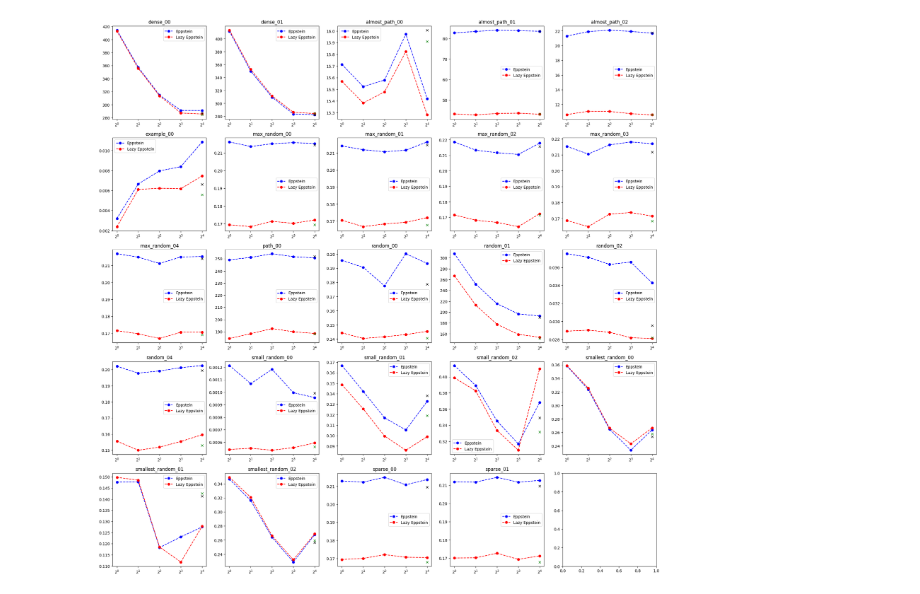
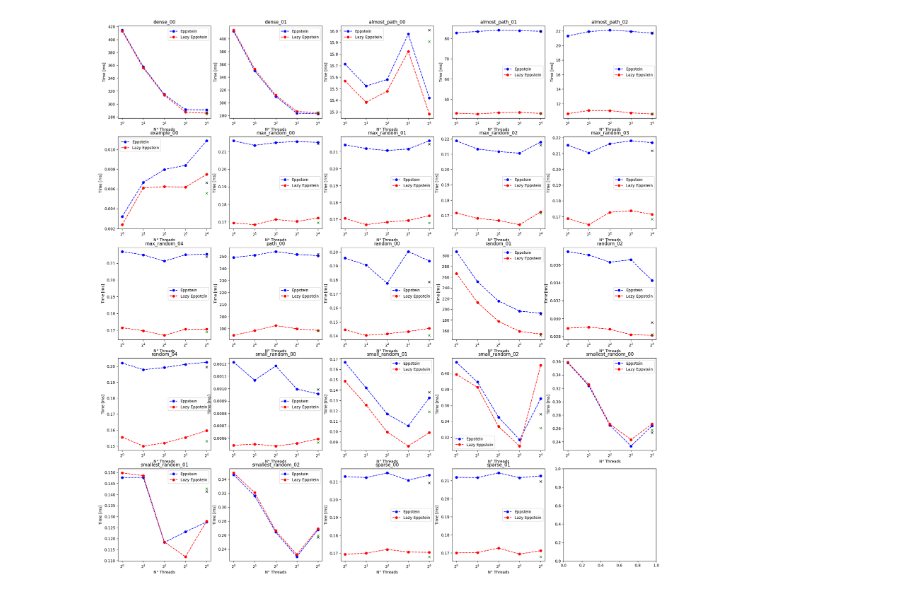
Before and after one commit to faccus/network_butcher, a Jupyter notebook: scripts/helper_notebooks/Path_Reconstruction.ipynb, the cells around one changed output. Cells and saved outputs as stored; diff of their text form; code cells hidden in the pictures.

```diff
--- a/scripts/helper_notebooks/Path_Reconstruction.ipynb
+++ b/scripts/helper_notebooks/Path_Reconstruction.ipynb
@@ -37,20 +37,23 @@ def create_row(seq, open, idx, idy):
 # %%
 fix, axs = plt.subplots(5,5, figsize=(25, 25))
 
 # Plot each model in a subplot
 for i, ax in enumerate(axs.flat):
     if i == 24:
         continue
 
     ax.set_title(sequential_revision[i, 0])
 
     ax.plot([1,2,4,8,16], create_row(sequential_revision, openMP_revision, i, 1), '--bo')
     ax.plot([1,2,4,8,16], create_row(sequential_revision, openMP_revision, i, 2), '--ro')
 
     ax.plot(16, tbb_revision[i,1], 'kx')
     ax.plot(16, tbb_revision[i,2], 'gx')
 
+    ax.set_xlabel('N° Threads')
+    ax.set_ylabel('Time [ms]')
+
     ax.set_xscale('log', base=2)
     ax.legend(['Eppstein', 'Lazy Eppstein'])
 # %% [output]
-[figure, old version]
+[figure, new version]
```
Also changed, not shown: 4 other files.
